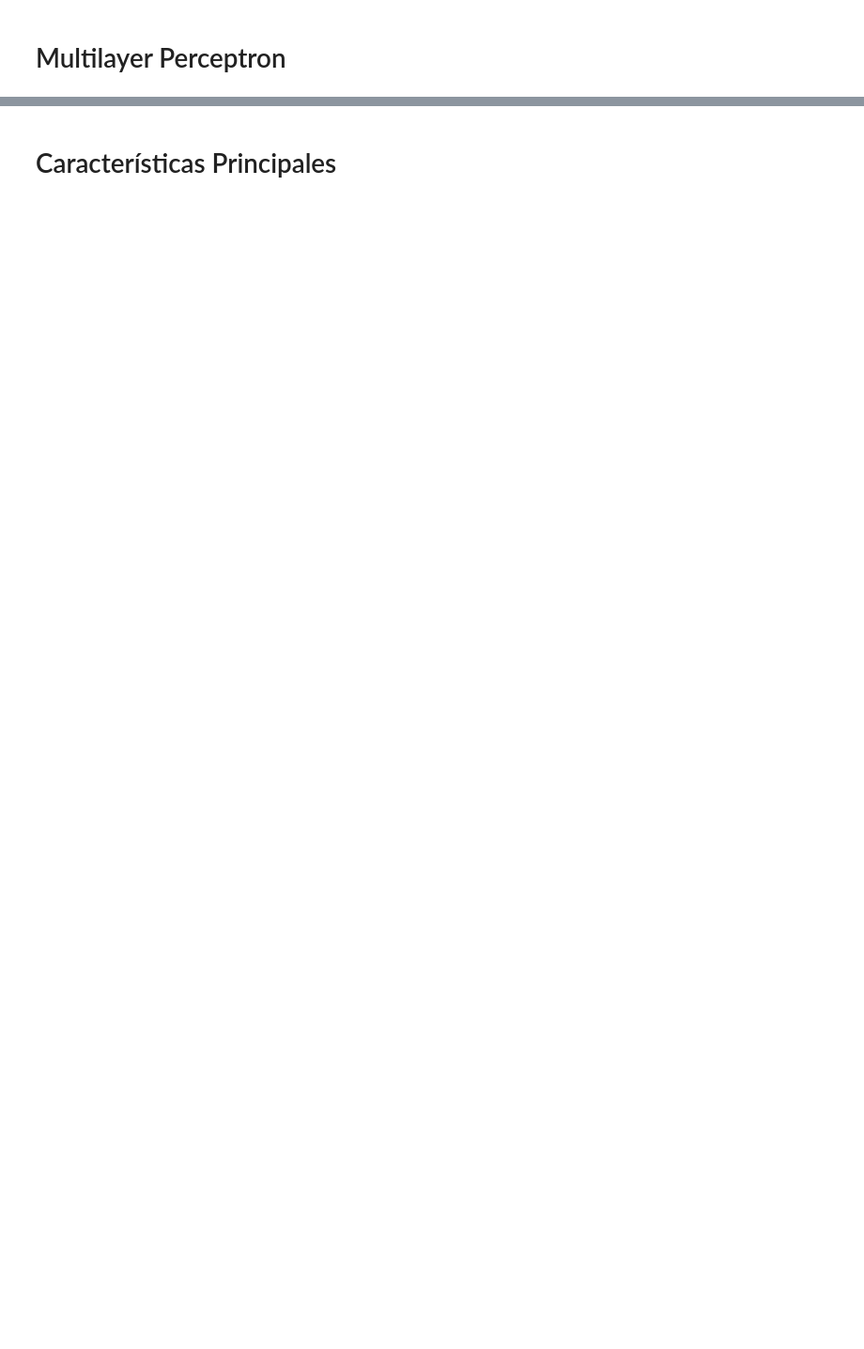
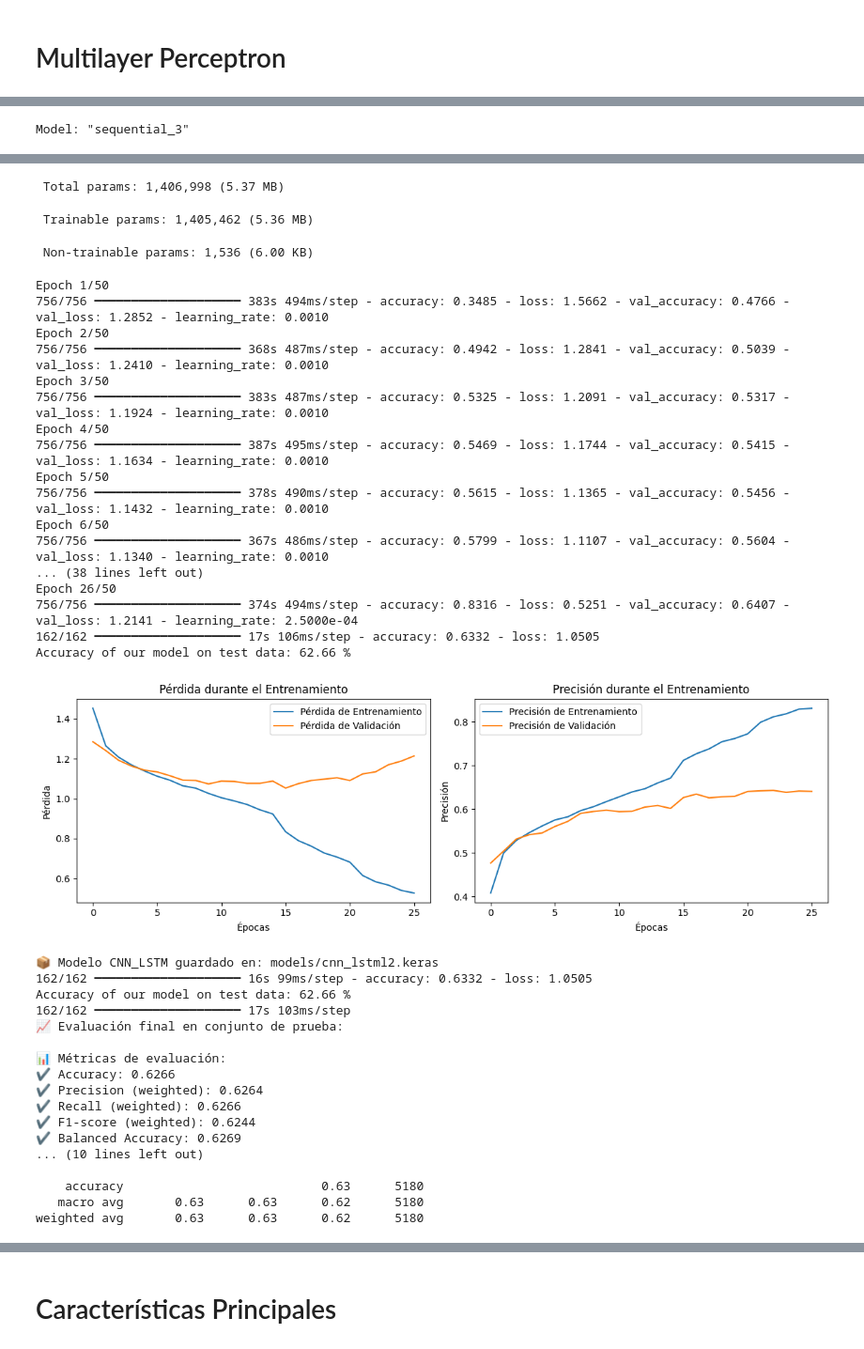
Before and after one commit to Grupo5-audio/ProyectoFinalG5, a Jupyter notebook: main.ipynb, the cells around one changed output, grey strips where cells are left out. Shown at 94% size. Cells and saved outputs as stored; diff of their text form; code cells hidden in the pictures; blank space fills up the shorter version.

```diff
--- a/main.ipynb
+++ b/main.ipynb
@@ -406,0 +654,6 @@ weighted avg       0.66      0.65      0.65      1727
+# %%
+from models.cnnlstm_l2 import entrenar_modelo_cnn_lstmL2
+
+#Modelo CNN-LSTM L2
+model_cnnlstmL2, x_test_sample, feature_names = entrenar_modelo_cnn_lstmL2()
+# %% [output]
@@ -406,0 +662 @@ weighted avg       0.66      0.65      0.65      1727
+Model: "sequential_3"
@@ -406,0 +680,38 @@ weighted avg       0.66      0.65      0.65      1727
+ Total params: 1,406,998 (5.37 MB)
+ Trainable params: 1,405,462 (5.36 MB)
+ Non-trainable params: 1,536 (6.00 KB)
+Epoch 1/50
+756/756 ━━━━━━━━━━━━━━━━━━━━ 383s 494ms/step - accuracy: 0.3485 - loss: 1.5662 - val_accuracy: 0.4766 - val_loss: 1.2852 - learning_rate: 0.0010
+Epoch 2/50
+756/756 ━━━━━━━━━━━━━━━━━━━━ 368s 487ms/step - accuracy: 0.4942 - loss: 1.2841 - val_accuracy: 0.5039 - val_loss: 1.2410 - learning_rate: 0.0010
+Epoch 3/50
+756/756 ━━━━━━━━━━━━━━━━━━━━ 383s 487ms/step - accuracy: 0.5325 - loss: 1.2091 - val_accuracy: 0.5317 - val_loss: 1.1924 - learning_rate: 0.0010
+Epoch 4/50
+756/756 ━━━━━━━━━━━━━━━━━━━━ 387s 495ms/step - accuracy: 0.5469 - loss: 1.1744 - val_accuracy: 0.5415 - val_loss: 1.1634 - learning_rate: 0.0010
+Epoch 5/50
+756/756 ━━━━━━━━━━━━━━━━━━━━ 378s 490ms/step - accuracy: 0.5615 - loss: 1.1365 - val_accuracy: 0.5456 - val_loss: 1.1432 - learning_rate: 0.0010
+Epoch 6/50
+756/756 ━━━━━━━━━━━━━━━━━━━━ 367s 486ms/step - accuracy: 0.5799 - loss: 1.1107 - val_accuracy: 0.5604 - val_loss: 1.1340 - learning_rate: 0.0010
+... (38 lines left out)
+Epoch 26/50
+756/756 ━━━━━━━━━━━━━━━━━━━━ 374s 494ms/step - accuracy: 0.8316 - loss: 0.5251 - val_accuracy: 0.6407 - val_loss: 1.2141 - learning_rate: 2.5000e-04
+162/162 ━━━━━━━━━━━━━━━━━━━━ 17s 106ms/step - accuracy: 0.6332 - loss: 1.0505
+Accuracy of our model on test data: 62.66 %
+[figure, added]
+📦 Modelo CNN_LSTM guardado en: models/cnn_lstml2.keras
+162/162 ━━━━━━━━━━━━━━━━━━━━ 16s 99ms/step - accuracy: 0.6332 - loss: 1.0505
+Accuracy of our model on test data: 62.66 %
+162/162 ━━━━━━━━━━━━━━━━━━━━ 17s 103ms/step
+📈 Evaluación final en conjunto de prueba:
+
+📊 Métricas de evaluación:
+✔️ Accuracy: 0.6266
+✔️ Precision (weighted): 0.6264
+✔️ Recall (weighted): 0.6266
+✔️ F1-score (weighted): 0.6244
+✔️ Balanced Accuracy: 0.6269
+... (10 lines left out)
+
+    accuracy                           0.63      5180
+   macro avg       0.63      0.63      0.62      5180
+weighted avg       0.63      0.63      0.62      5180
```
Also changed, not shown: parts of 28 cells of this notebook.
